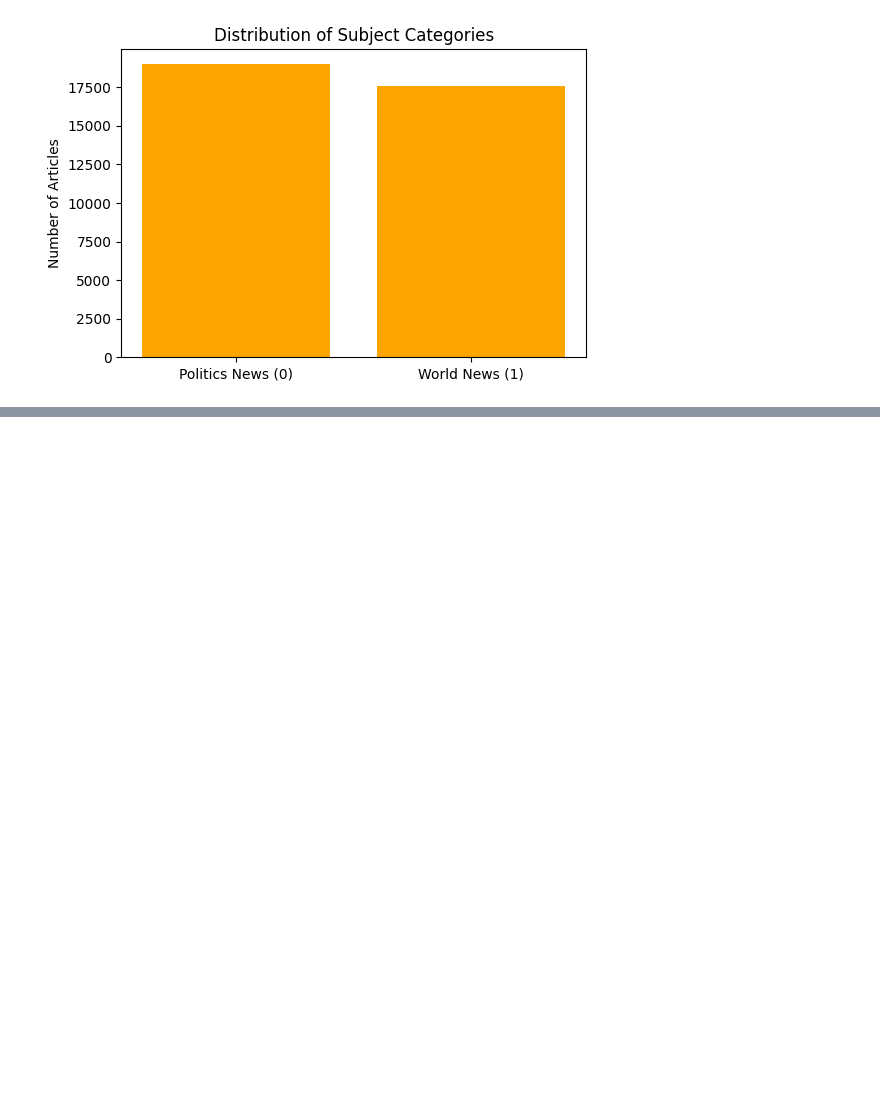
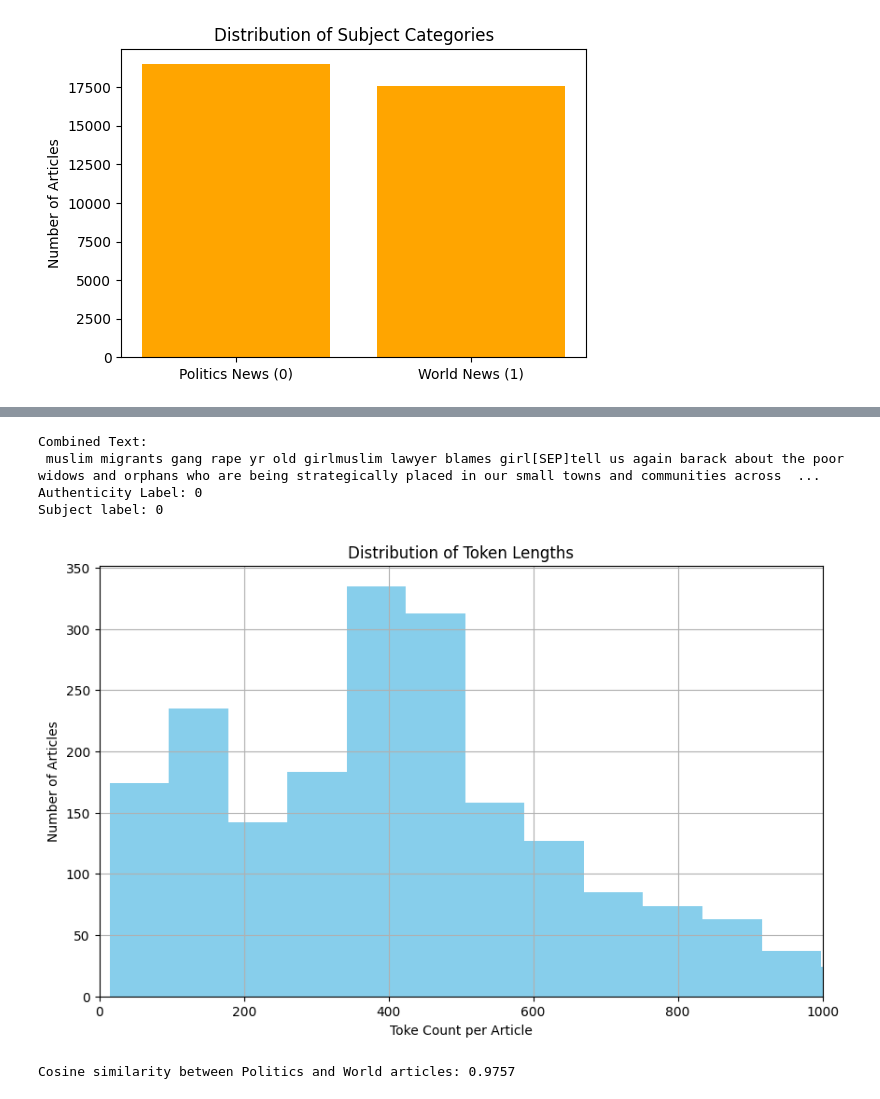
Before and after one commit to eliasangelss/fake-news, a Jupyter notebook: model.ipynb, the cells around one changed output, grey strips where cells are left out. Cells and saved outputs as stored; diff of their text form; code cells hidden in the pictures; blank space fills up the shorter version.

```diff
--- a/model.ipynb
+++ b/model.ipynb
@@ -229,0 +259,62 @@ plt.show()
+# %%
+newsDF['combinedText'] = newsDF['cleanTitle'] + "[SEP]" + newsDF['cleanText']
+newsDF.sample(5)
+
+sampleIDX = 42
+print("Combined Text:")
+print(newsDF['combinedText'].iloc[sampleIDX])
+print("Authenticity Label:", newsDF['labelAuthenticity'].iloc[sampleIDX])
+print("Subject label:", newsDF['labelSubject'].iloc[sampleIDX])
+# %% [output]
+Combined Text:
+ muslim migrants gang rape yr old girlmuslim lawyer blames girl[SEP]tell us again barack about the poor widows and orphans who are being strategically placed in our small towns and communities across  ...
+Authenticity Label: 0
+Subject label: 0
+# %%
+tokenizer = BertTokenizer.from_pretrained('bert-base-uncased')
+tokenLengths = [len(tokenizer.tokenize(text)) for text in newsDF['combinedText']]
+
+plt.figure(figsize = (10, 6))
+plt.hist(tokenLengths, bins = 50, color = 'skyblue')
+plt.title('Distribution of Token Lengths')
+plt.xlabel('Toke Count per Article')
+plt.ylabel('Number of Articles')
+plt.xlim(0, 1000)
+plt.grid(True)
+plt.show()
+
+tokens = tokenizer(
+    list(newsDF['combinedText']),
+    padding = True,
+    truncation = True,
+    return_tensors = "pt",
+    max_length = 256
+)
+
+# note; return_tensors and max_length are NOT user-made variables
+# %% [output]
+[figure, added]
+# %%
+politicsTexts = newsDF[newsDF['labelSubject'] == 1]['text'].tolist()
+worldTexts = newsDF[newsDF['labelSubject'] == 0]['text'].tolist()
+bert = BertModel.from_pretrained('bert-base-uncased')
+device = torch.device("cuda" if torch.cuda.is_available() else "cpu")
+bert.to(device)
+bert.eval()
+
+def getClsEmbedding(text):
+    inputs = tokenizer(text, return_tensors = "pt", truncation = True, padding = True, max_length = 256).to(device)
+    with torch.no_grad():
+        output = bert(**inputs)
+    return output.pooler_output.squeeze(0).cpu().numpy()
+
+politicsEmbeds =[getClsEmbedding(t) for t in politicsTexts[:10]]
+worldEmbeds = [getClsEmbedding(t) for t in worldTexts[:10]]
+
+avgPolitics = np.mean(politicsEmbeds, axis = 0).reshape(1, -1)
+avgWorld = np.mean(worldEmbeds, axis = 0).reshape(1, -1)
+
+similarity = cosine_similarity(avgPolitics, avgWorld)[0][0]
+print(f"Cosine similarity between Politics and World articles: {similarity:.4f}")
+# %% [output]
+Cosine similarity between Politics and World articles: 0.9757
```
Also changed, not shown: parts of 2 cells of this notebook.
